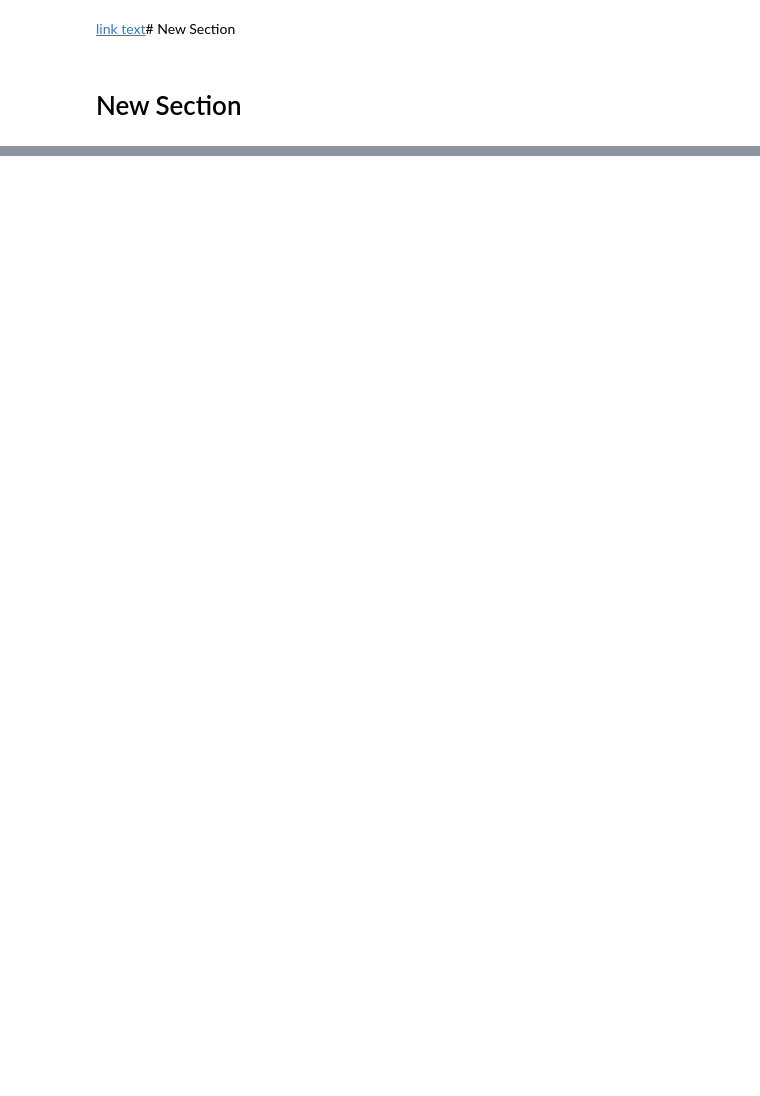
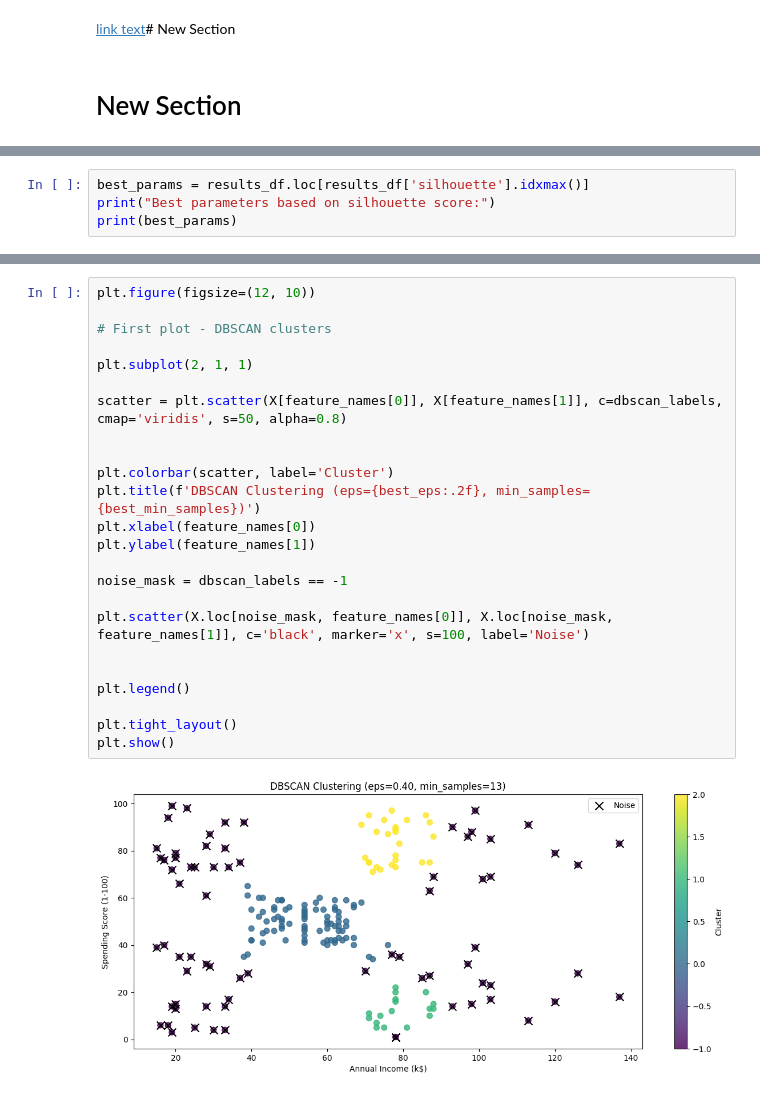
Before and after one commit to hamza-alkaabneh/project, a Jupyter notebook: lobani.ipynb, the cells around one changed output, grey strips where cells are left out. Drawn from its saved outputs; the diff is of its cells as text; blank space fills up the shorter version.

```diff
--- a/lobani.ipynb
+++ b/lobani.ipynb
@@ -246,0 +212,4 @@ plt.show()
+# %%
+best_params = results_df.loc[results_df['silhouette'].idxmax()]
+print("Best parameters based on silhouette score:")
+print(best_params)
@@ -246,0 +294,26 @@ plt.show()
+# %%
+plt.figure(figsize=(12, 10))
+
+# First plot - DBSCAN clusters
+
+plt.subplot(2, 1, 1)
+
+scatter = plt.scatter(X[feature_names[0]], X[feature_names[1]], c=dbscan_labels, cmap='viridis', s=50, alpha=0.8)
+
+
+plt.colorbar(scatter, label='Cluster')
+plt.title(f'DBSCAN Clustering (eps={best_eps:.2f}, min_samples={best_min_samples})')
+plt.xlabel(feature_names[0])
+plt.ylabel(feature_names[1])
+
+noise_mask = dbscan_labels == -1
+
+plt.scatter(X.loc[noise_mask, feature_names[0]], X.loc[noise_mask, feature_names[1]], c='black', marker='x', s=100, label='Noise')
+
+
+plt.legend()
+
+plt.tight_layout()
+plt.show()
+# %% [output]
+[figure, added]
```
Also changed, not shown: parts of 41 cells of this notebook.
